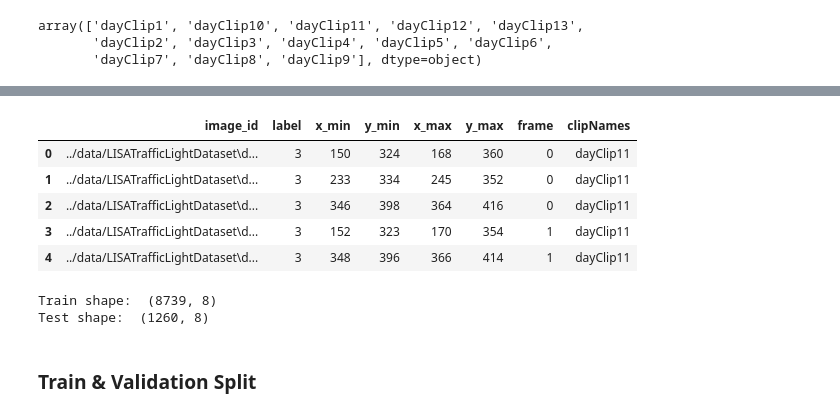
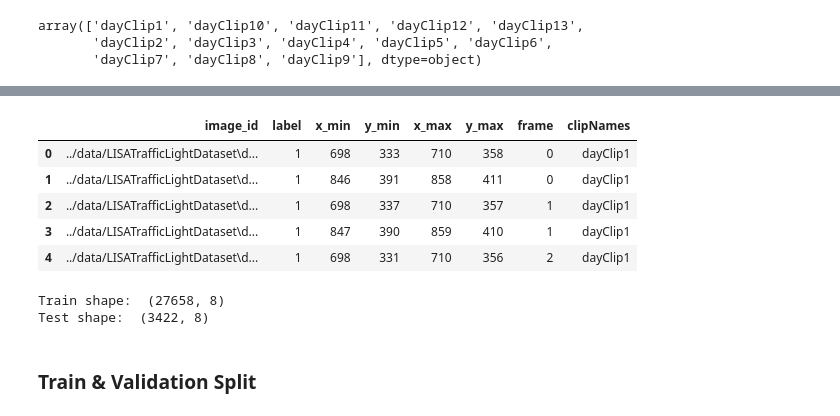
Before and after one commit to martinkukucka/neural-networks, a Jupyter notebook: 3.zadanie/src/third_assignment_main.ipynb, the cells around one changed output, grey strips where cells are left out. Saved outputs shown, nothing was run; the diff lists cells and outputs as text; code cells hidden in the pictures.

Commit message:
data preprocessing

```diff
--- a/3.zadanie/src/third_assignment_main.ipynb
+++ b/3.zadanie/src/third_assignment_main.ipynb
@@ -217,0 +411,6 @@ array(['dayClip1', 'dayClip10', 'dayClip11', 'dayClip12', 'dayClip13',
+# %%
+clipNames = sorted(df['clipNames'].unique())
+dayClips = [name for name in clipNames if 'day' in name]
+
+p=0.1
+np.random.choice(dayClips,int(len(dayClips)*p))
@@ -218,7 +419,7 @@ array(['dayClip1', 'dayClip10', 'dayClip11', 'dayClip12', 'dayClip13',
 # %%
-df = df[1:10000]
+# df = df[1:10000]
 # %%
-def split(df,p=0.25):
+def split(df,p=0.2):
     clipNames = sorted(df['clipNames'].unique())
 
     dayClips = [name for name in clipNames if 'day' in name]
@@ -236,5 +453,5 @@ def split(df,p=0.25):
 # %%
-train_df, test_df = split(df)
+train_df, val_df = split(df)
 # %%
 df
 # %% [output]
@@ -263,18 +513,18 @@ train_df.head()
 # %%
-test_df.head()
+val_df.head()
 # %% [output]
 |  | image_id | label | x_min | y_min | x_max | y_max | frame | clipNames |
-| 0 | ../data/LISATrafficLightDataset\d... | 3 | 150 | 324 | 168 | 360 | 0 | dayClip11 |
-| 1 | ../data/LISATrafficLightDataset\d... | 3 | 233 | 334 | 245 | 352 | 0 | dayClip11 |
-| 2 | ../data/LISATrafficLightDataset\d... | 3 | 346 | 398 | 364 | 416 | 0 | dayClip11 |
-| 3 | ../data/LISATrafficLightDataset\d... | 3 | 152 | 323 | 170 | 354 | 1 | dayClip11 |
-| 4 | ../data/LISATrafficLightDataset\d... | 3 | 348 | 396 | 366 | 414 | 1 | dayClip11 |
+| 0 | ../data/LISATrafficLightDataset\d... | 1 | 698 | 333 | 710 | 358 | 0 | dayClip1 |
+| 1 | ../data/LISATrafficLightDataset\d... | 1 | 846 | 391 | 858 | 411 | 0 | dayClip1 |
+| 2 | ../data/LISATrafficLightDataset\d... | 1 | 698 | 337 | 710 | 357 | 1 | dayClip1 |
+| 3 | ../data/LISATrafficLightDataset\d... | 1 | 847 | 390 | 859 | 410 | 1 | dayClip1 |
+| 4 | ../data/LISATrafficLightDataset\d... | 1 | 698 | 331 | 710 | 356 | 2 | dayClip1 |
 # %%
 print("Train shape: ",train_df.shape)
 print("Test shape: ",test_df.shape)
 # %% [output]
-Train shape:  (8739, 8)
-Test shape:  (1260, 8)
+Train shape:  (27658, 8)
+Test shape:  (3422, 8)
 # %% [markdown]
 ### Train & Validation Split
 # %% [markdown]
```
Also changed, not shown: parts of 33 cells of this notebook.
